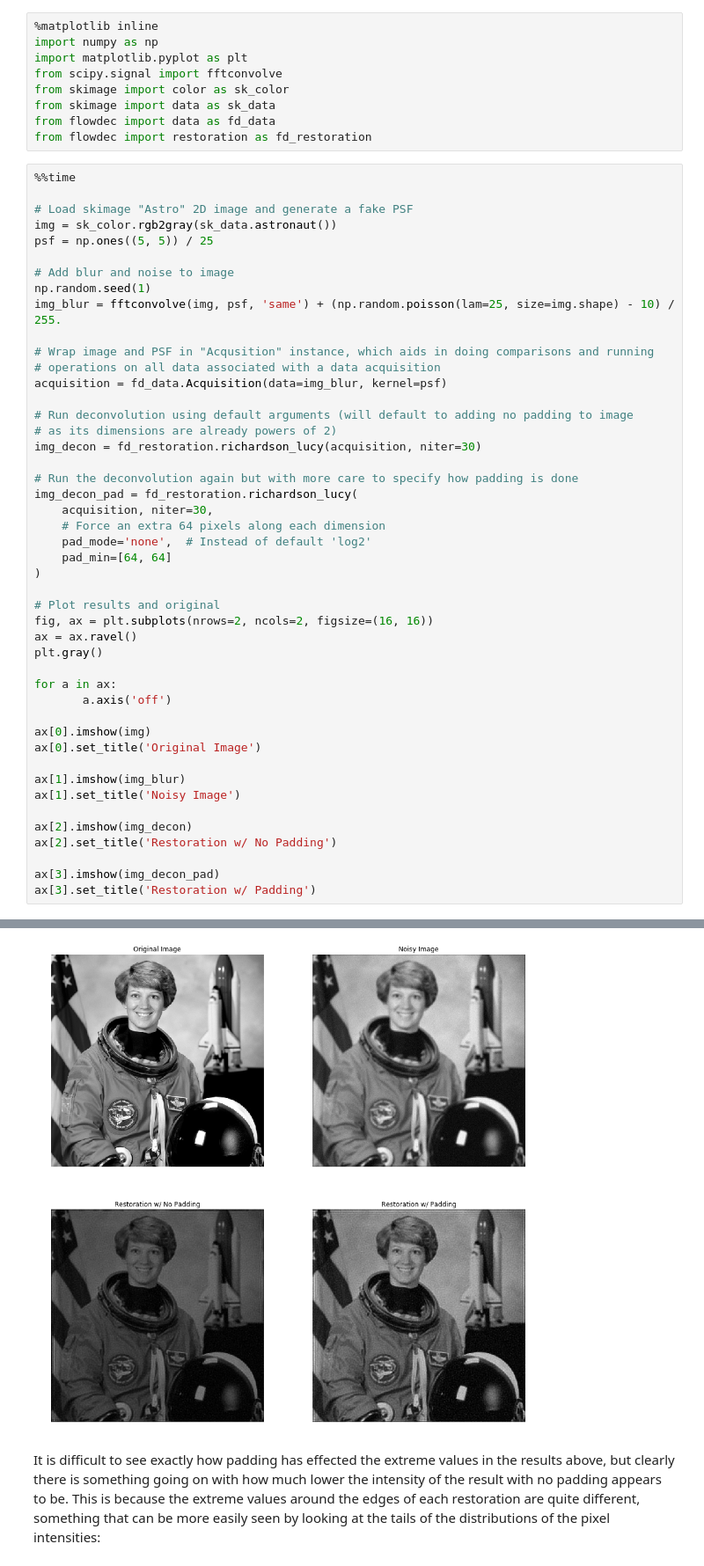
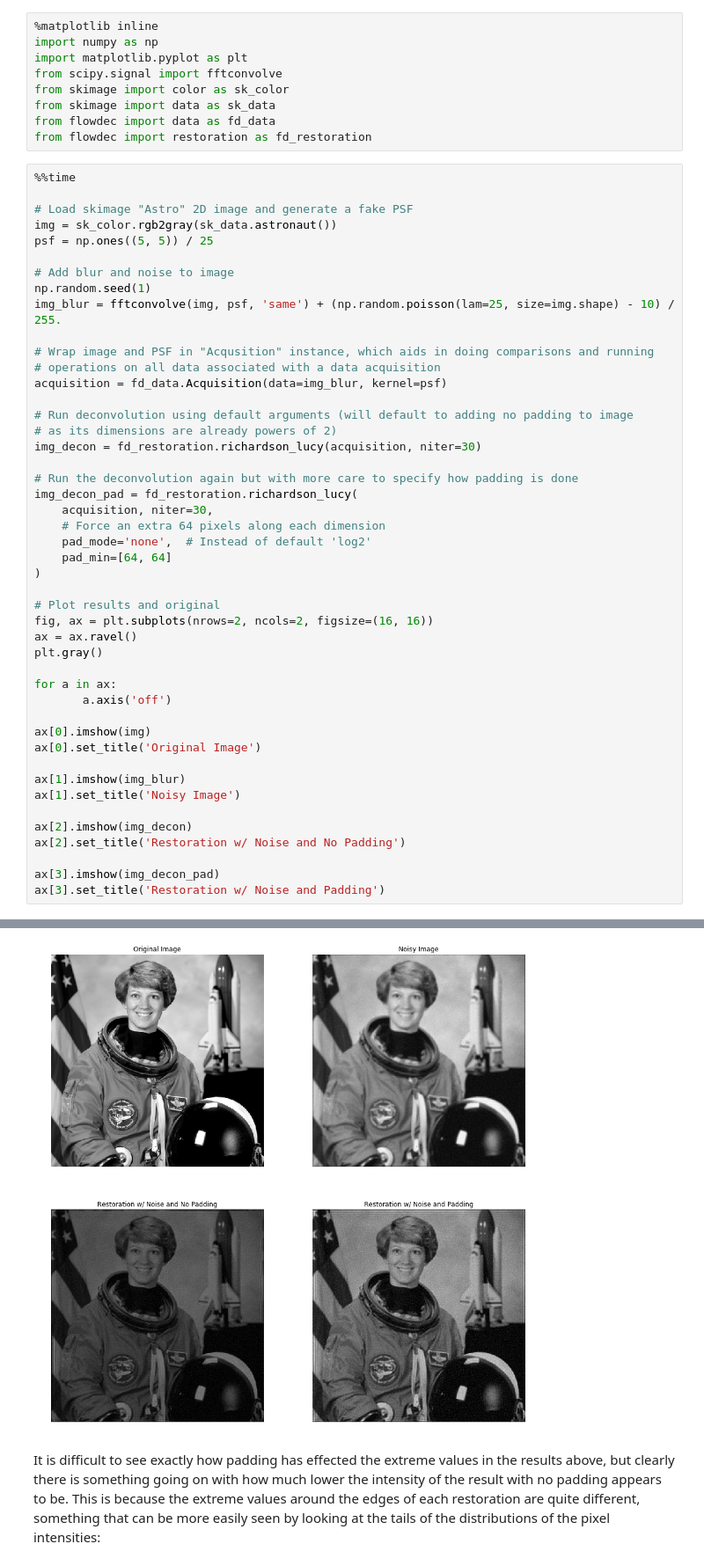
Before and after one commit to hammerlab/flowdec, a Jupyter notebook: python/examples/notebooks/Astronaut - Ringing Artifacts.ipynb, the cells around one changed output, grey strips where cells are left out. Shown: that part at 88% size. Drawn from its saved outputs; the diff is of its cells as text.

```diff
--- a/python/examples/notebooks/Astronaut - Ringing Artifacts.ipynb
+++ b/python/examples/notebooks/Astronaut - Ringing Artifacts.ipynb
@@ -53,8 +53,8 @@ ax[1].imshow(img_blur)
 ax[1].set_title('Noisy Image')
 
 ax[2].imshow(img_decon)
-ax[2].set_title('Restoration w/ No Padding')
+ax[2].set_title('Restoration w/ Noise and No Padding')
 
 ax[3].imshow(img_decon_pad)
-ax[3].set_title('Restoration w/ Padding')
+ax[3].set_title('Restoration w/ Noise and Padding')
 # %% [output]
@@ -63,4 +63,4 @@ Wall time: 29.3 s
-[figure, old version]
+[figure, new version]
 # %% [markdown]
 It is difficult to see exactly how padding has effected the extreme values in the results above, but clearly there is something going on with how much lower the intensity of the result with no padding appears to be.  This is because the extreme values around the edges of each restoration are quite different, something that can be more easily seen by looking at the tails of the distributions of the pixel intensities:
 # %%
```
Also changed, not shown: parts of 2 cells of this notebook, 2 other files.
